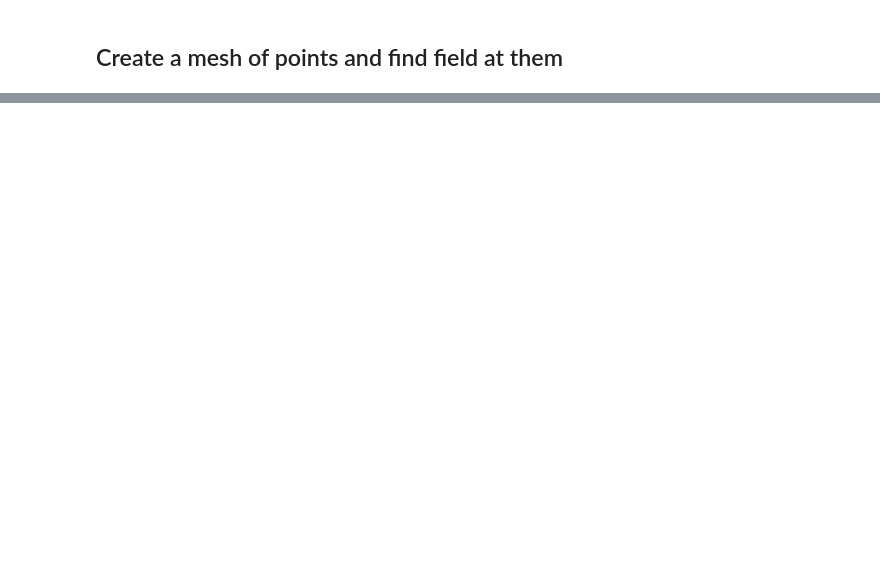
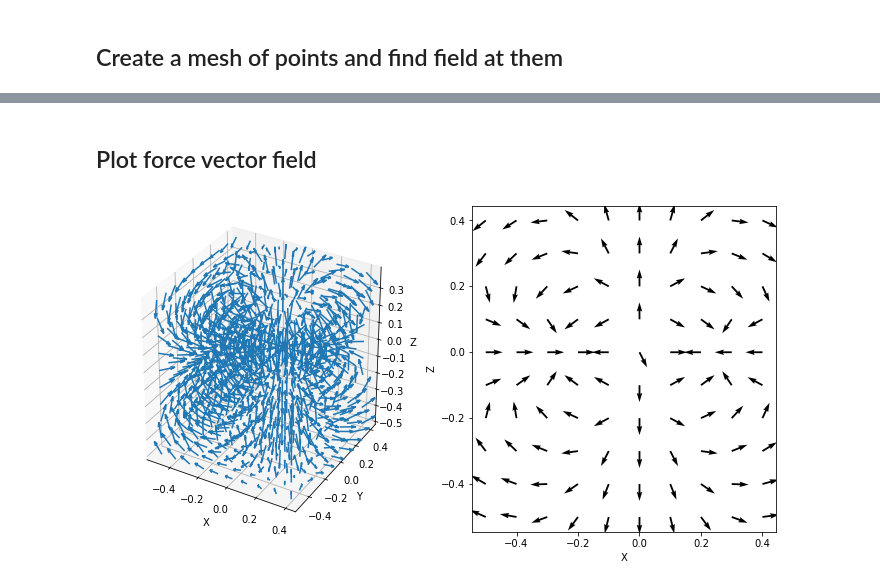
Before and after one commit to rmorenoga/Testing, a Jupyter notebook: Magnet/Python/Dipole.ipynb, the cells around one changed output, grey strips where cells are left out. Drawn from its saved outputs; the diff is of its cells as text; code cells hidden in the pictures; blank space fills up the shorter version.

```diff
--- a/Magnet/Python/Dipole.ipynb
+++ b/Magnet/Python/Dipole.ipynb
@@ -36,0 +138,25 @@ plt.show()
+# %%
+# Calculate the grdaient of mdotB by specifying coordinates
+fy,fx,fz = np.gradient(mdotB,0.1,0.1,0.1)
+# Do the same for 2D slice
+fz2,fx2 = np.gradient(mdotB2,0.1,0.1)
+# %% [markdown]
+## Plot force vector field
+# %%
+fig3 = plt.figure(figsize=(12, 6))
+ax3 = [fig3.add_subplot(121, projection='3d'),
+      fig3.add_subplot(122)]
+ax3[0].set_xlabel('X')
+ax3[0].set_ylabel('Y')
+ax3[0].set_zlabel('Z')
+ax3[0].quiver(X, Y, Z, fx, fy, fz, length=0.1, normalize=True)
+#ax3[0].view_init(0, -90)
+ax3[1].set_xlabel('X')
+ax3[1].set_ylabel('Z')
+#Normalize arrows
+fx2n = fx2/((fx2**2+fz2**2)**0.5)
+fz2n = fz2/((fx2**2+fz2**2)**0.5)
+ax3[1].quiver(X2,Z2,fx2n,fz2n)
+plt.show()
+# %% [output]
+[figure, added]
```
Also changed, not shown: parts of 15 cells of this notebook, 1 other file.
